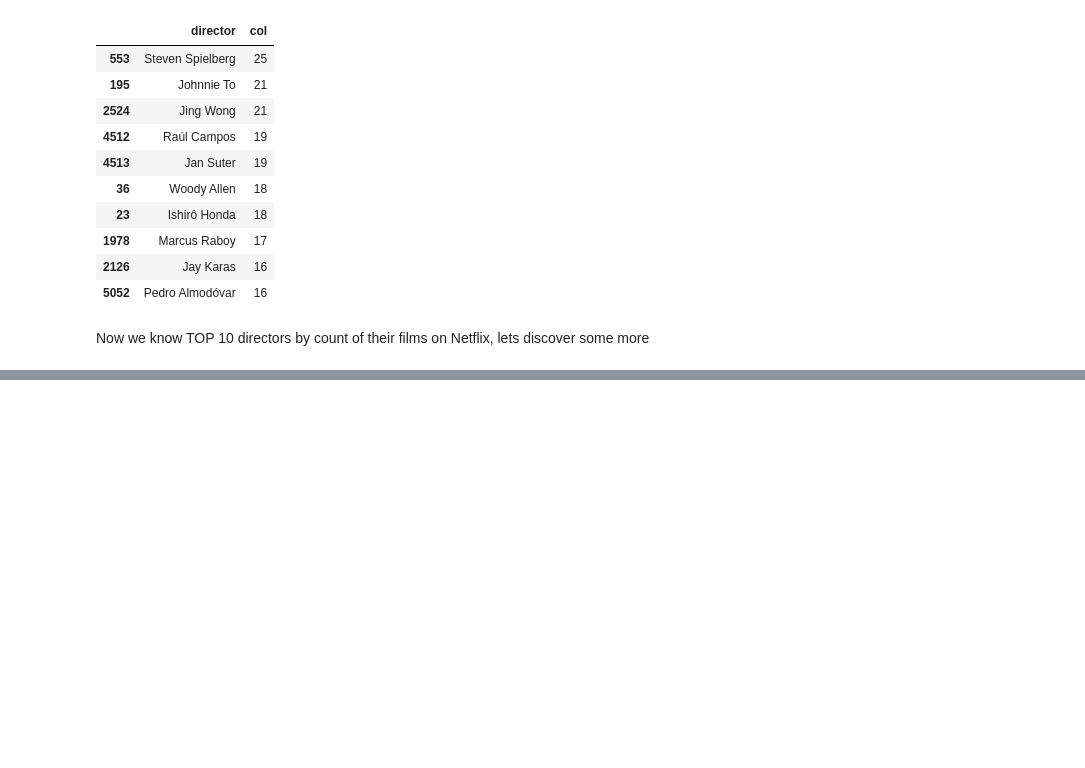
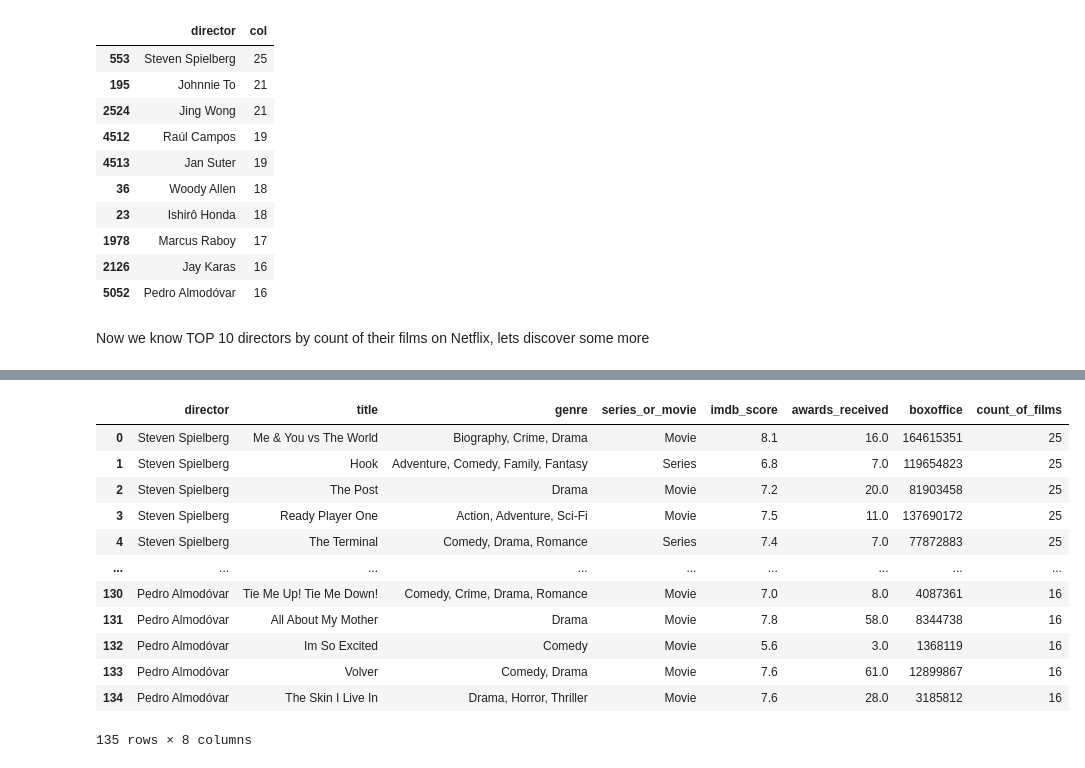
Before and after one commit to Nabochok/Netflix_df_analysis, a Jupyter notebook: Netflix.ipynb, the cells around one changed output, grey strips where cells are left out. Drawn from its saved outputs; the diff is of its cells as text; code cells hidden in the pictures; blank space fills up the shorter version.

```diff
--- a/Netflix.ipynb
+++ b/Netflix.ipynb
@@ -268,0 +282,20 @@ KeyError: 'Doesjka van Hoogdalem'
+# %%
+top10director_df["boxoffice"] = top10director_df["boxoffice"].replace("[$,]", "", regex=True).astype(float)
+top10director_df["boxoffice"] = top10director_df["boxoffice"].fillna(0)
+top10director_df["awards_received"] = top10director_df["awards_received"].fillna(0)
+top10director_df.boxoffice = top10director_df.boxoffice.astype(int)
+top10director_df
+# %% [output]
+|  | director | title | genre | series_or_movie | imdb_score | awards_received | boxoffice | count_of_films |
+| 0 | Steven Spielberg | Me & You vs The World | Biography, Crime, Drama | Movie | 8.1 | 16.0 | 164615351 | 25 |
+| 1 | Steven Spielberg | Hook | Adventure, Comedy, Family, Fantasy | Series | 6.8 | 7.0 | 119654823 | 25 |
+| 2 | Steven Spielberg | The Post | Drama | Movie | 7.2 | 20.0 | 81903458 | 25 |
+| 3 | Steven Spielberg | Ready Player One | Action, Adventure, Sci-Fi | Movie | 7.5 | 11.0 | 137690172 | 25 |
+| 4 | Steven Spielberg | The Terminal | Comedy, Drama, Romance | Series | 7.4 | 7.0 | 77872883 | 25 |
+| ... | ... | ... | ... | ... | ... | ... | ... | ... |
+| 130 | Pedro Almodóvar | Tie Me Up! Tie Me Down! | Comedy, Crime, Drama, Romance | Movie | 7.0 | 8.0 | 4087361 | 16 |
+| 131 | Pedro Almodóvar | All About My Mother | Drama | Movie | 7.8 | 58.0 | 8344738 | 16 |
+| 132 | Pedro Almodóvar | Im So Excited | Comedy | Movie | 5.6 | 3.0 | 1368119 | 16 |
+| 133 | Pedro Almodóvar | Volver | Comedy, Drama | Movie | 7.6 | 61.0 | 12899867 | 16 |
+| 134 | Pedro Almodóvar | The Skin I Live In | Drama, Horror, Thriller | Movie | 7.6 | 28.0 | 3185812 | 16 |
+135 rows × 8 columns
```
Also changed, not shown: parts of 11 cells of this notebook.
